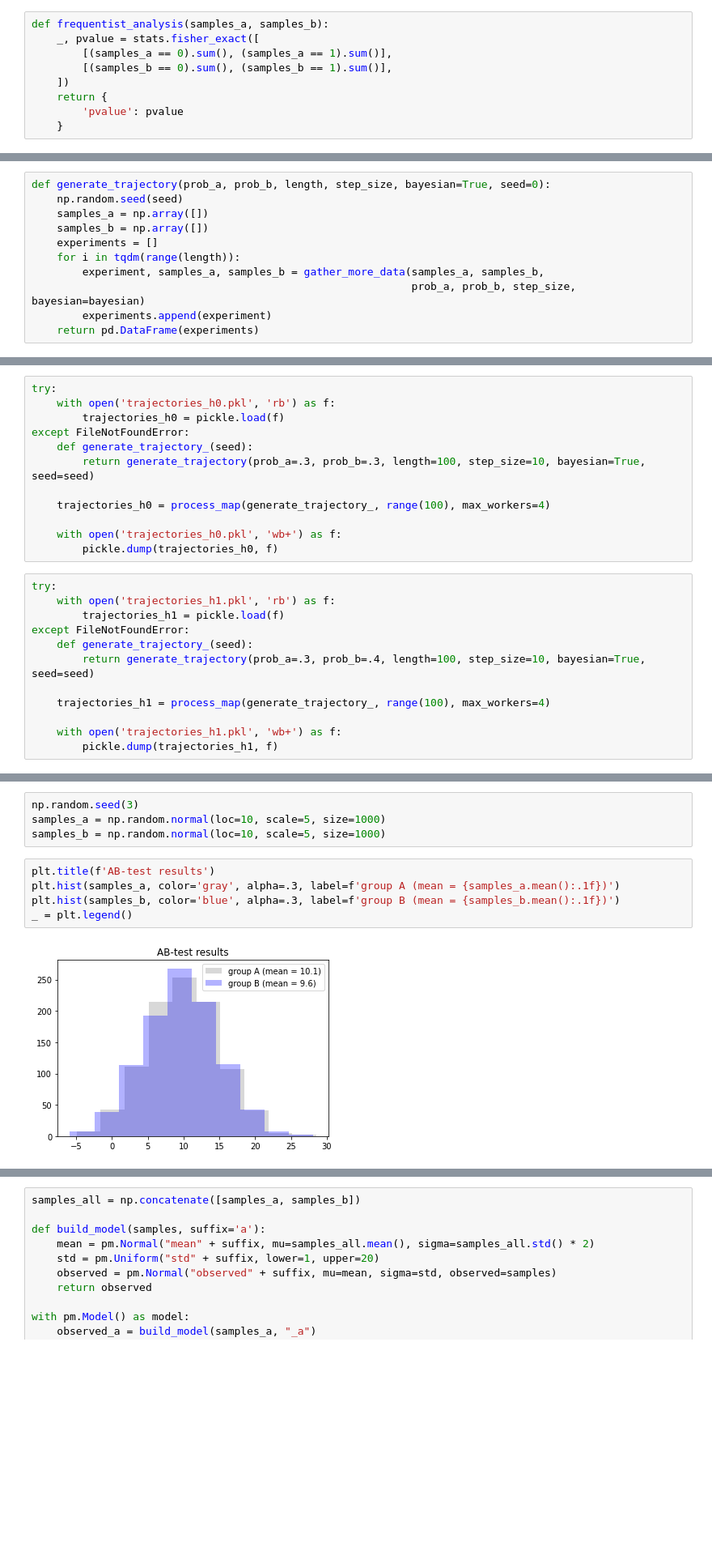
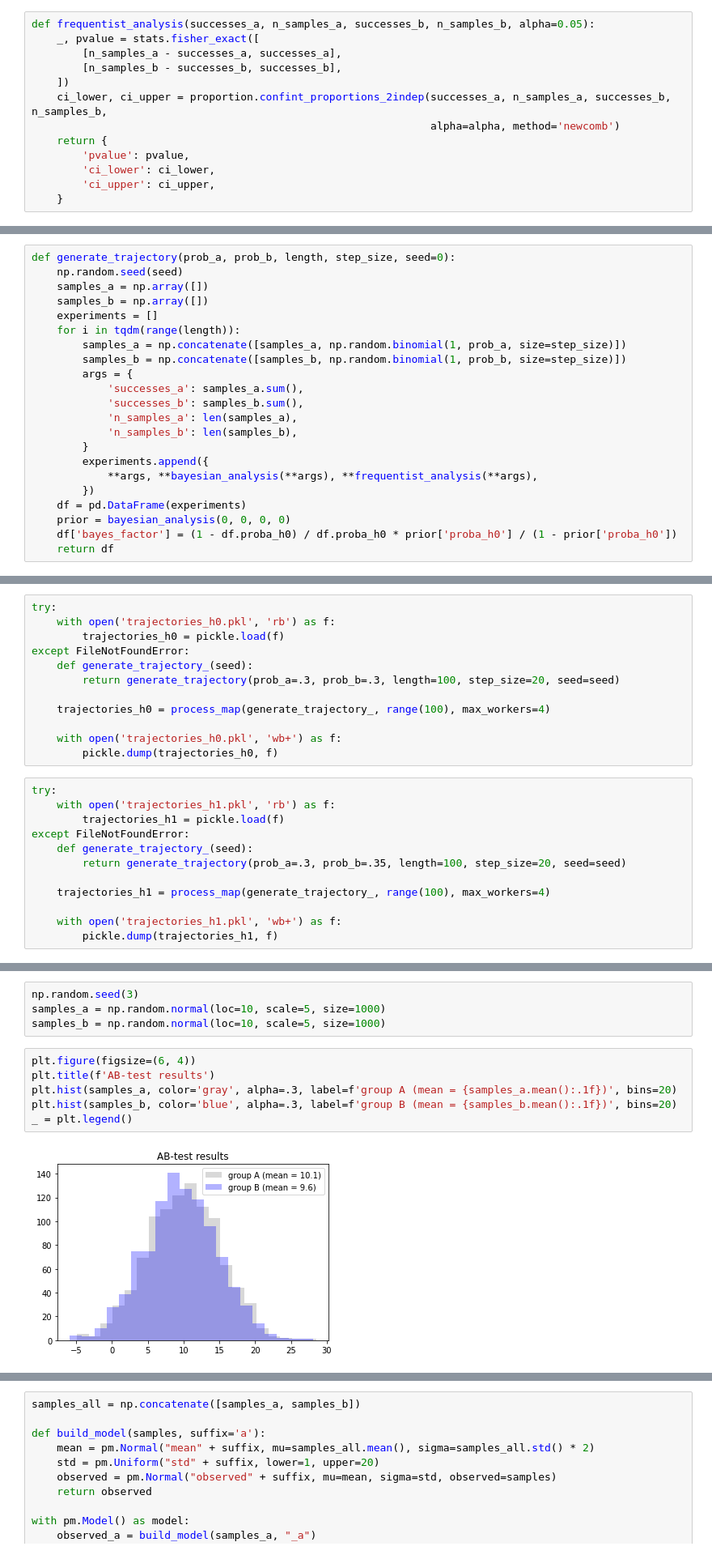
Before and after one commit to tbelhalfaoui/bayesian-sandbox, a Jupyter notebook: bayesian_abtest.ipynb, the cells around one changed output, grey strips where cells are left out. Shown at 81% size. Drawn from its saved outputs; the diff is of its cells as text; blank space fills up the shorter version.

```diff
--- a/bayesian_abtest.ipynb
+++ b/bayesian_abtest.ipynb
@@ -43,10 +56,14 @@ def bayesian_analysis(samples_a, samples_b):
     }
 # %%
-def frequentist_analysis(samples_a, samples_b):
+def frequentist_analysis(successes_a, n_samples_a, successes_b, n_samples_b, alpha=0.05):
     _, pvalue = stats.fisher_exact([
-        [(samples_a == 0).sum(), (samples_a == 1).sum()],
-        [(samples_b == 0).sum(), (samples_b == 1).sum()],
+        [n_samples_a - successes_a, successes_a],
+        [n_samples_b - successes_b, successes_b],
     ])
+    ci_lower, ci_upper = proportion.confint_proportions_2indep(successes_a, n_samples_a, successes_b, n_samples_b,
+                                                               alpha=alpha, method='newcomb')
     return {
-        'pvalue': pvalue
+        'pvalue': pvalue,
+        'ci_lower': ci_lower,
+        'ci_upper': ci_upper,
     }
@@ -62,13 +70,24 @@ def gather_more_data(samples_a, samples_b, prob_a, prob_b, step_size, bayesian):
 # %%
-def generate_trajectory(prob_a, prob_b, length, step_size, bayesian=True, seed=0):
+def generate_trajectory(prob_a, prob_b, length, step_size, seed=0):
     np.random.seed(seed)
     samples_a = np.array([])
     samples_b = np.array([])
     experiments = []
     for i in tqdm(range(length)):
-        experiment, samples_a, samples_b = gather_more_data(samples_a, samples_b,
-                                                            prob_a, prob_b, step_size, bayesian=bayesian)
-        experiments.append(experiment)
-    return pd.DataFrame(experiments)
+        samples_a = np.concatenate([samples_a, np.random.binomial(1, prob_a, size=step_size)])
+        samples_b = np.concatenate([samples_b, np.random.binomial(1, prob_b, size=step_size)])
+        args = {
+            'successes_a': samples_a.sum(),
+            'successes_b': samples_b.sum(),
+            'n_samples_a': len(samples_a),
+            'n_samples_b': len(samples_b),
+        }
+        experiments.append({
+            **args, **bayesian_analysis(**args), **frequentist_analysis(**args),
+        })
+    df = pd.DataFrame(experiments)
+    prior = bayesian_analysis(0, 0, 0, 0)
+    df['bayes_factor'] = (1 - df.proba_h0) / df.proba_h0 * prior['proba_h0'] / (1 - prior['proba_h0'])
+    return df
 # %%
 def plot_trajectory(trajectory):
@@ -90,7 +108,7 @@ try:
         trajectories_h0 = pickle.load(f)
 except FileNotFoundError:
     def generate_trajectory_(seed):
-        return generate_trajectory(prob_a=.3, prob_b=.3, length=100, step_size=10, bayesian=True, seed=seed)
+        return generate_trajectory(prob_a=.3, prob_b=.3, length=100, step_size=20, seed=seed)
 
     trajectories_h0 = process_map(generate_trajectory_, range(100), max_workers=4)
 
@@ -102,7 +120,7 @@ try:
         trajectories_h1 = pickle.load(f)
 except FileNotFoundError:
     def generate_trajectory_(seed):
-        return generate_trajectory(prob_a=.3, prob_b=.4, length=100, step_size=10, bayesian=True, seed=seed)
+        return generate_trajectory(prob_a=.3, prob_b=.35, length=100, step_size=20, seed=seed)
 
     trajectories_h1 = process_map(generate_trajectory_, range(100), max_workers=4)
 
@@ -190,10 +408,11 @@ np.random.seed(3)
 samples_a = np.random.normal(loc=10, scale=5, size=1000)
 samples_b = np.random.normal(loc=10, scale=5, size=1000)
 # %%
+plt.figure(figsize=(6, 4))
 plt.title(f'AB-test results')
-plt.hist(samples_a, color='gray', alpha=.3, label=f'group A (mean = {samples_a.mean():.1f})')
-plt.hist(samples_b, color='blue', alpha=.3, label=f'group B (mean = {samples_b.mean():.1f})')
+plt.hist(samples_a, color='gray', alpha=.3, label=f'group A (mean = {samples_a.mean():.1f})', bins=20)
+plt.hist(samples_b, color='blue', alpha=.3, label=f'group B (mean = {samples_b.mean():.1f})', bins=20)
 _ = plt.legend()
 # %% [output]
-[figure, old version]
+[figure, new version]
 # %% [markdown]
```
Also changed, not shown: parts of 58 cells of this notebook, 3 other files.
